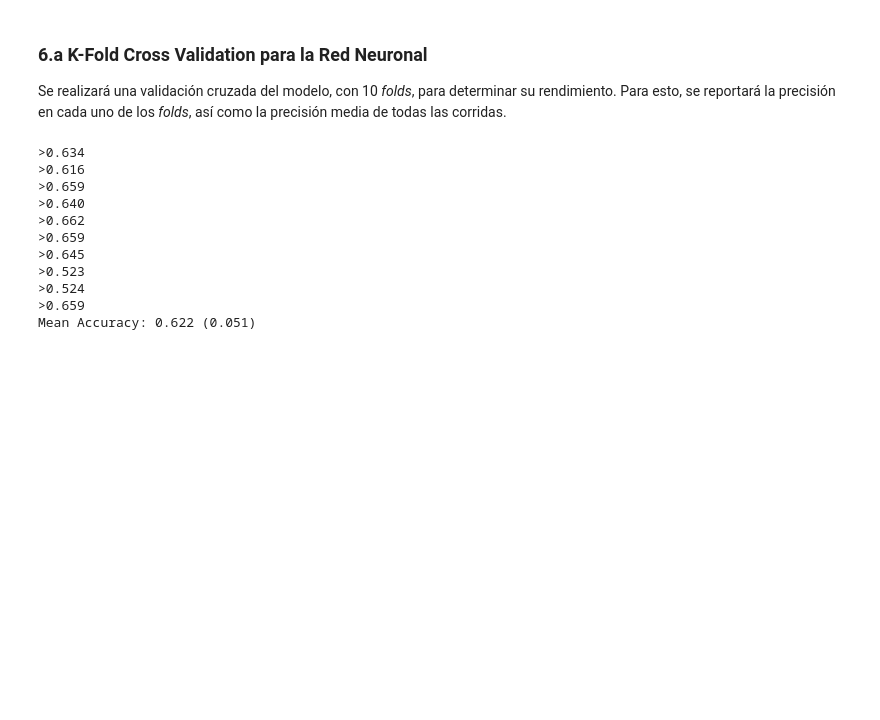
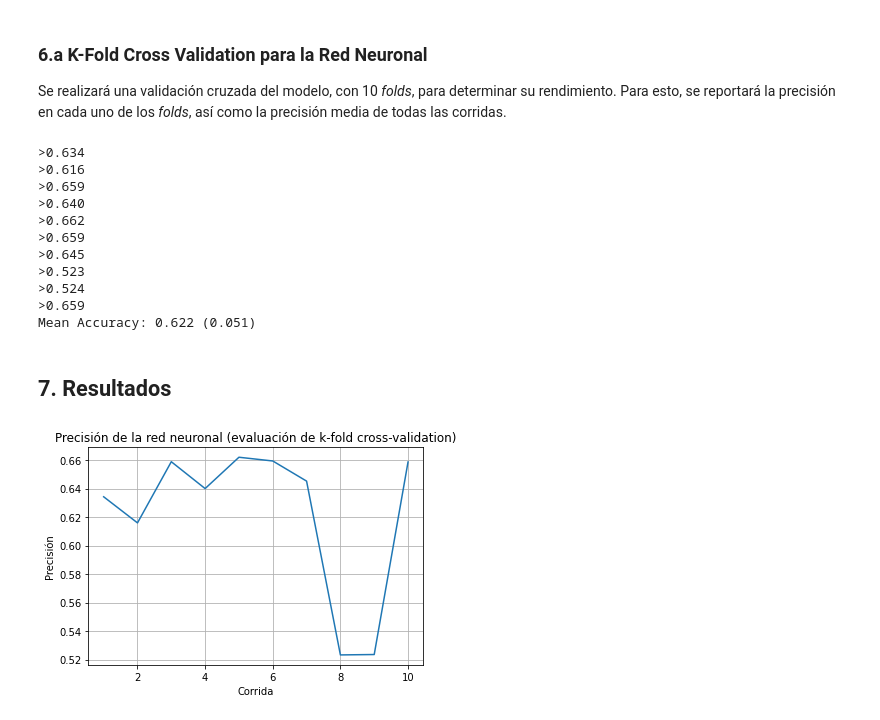
Before and after one commit to esteban062000/Big-Data-II-2021, a Jupyter notebook: tareas/tarea_2/notebook_tarea_2.ipynb, the cells around one changed output. Cells and saved outputs as stored; diff of their text form; code cells hidden in the pictures; blank space fills up the shorter version.

```diff
--- a/tareas/tarea_2/notebook_tarea_2.ipynb
+++ b/tareas/tarea_2/notebook_tarea_2.ipynb
@@ -334,0 +341,15 @@ Accuracy: 52.34
+# %%
+# evaluate xgboost algorithm for classification
+from numpy import mean
+from numpy import std
+from sklearn.datasets import make_classification
+from sklearn.model_selection import cross_val_score
+from sklearn.model_selection import RepeatedStratifiedKFold
+from xgboost import XGBClassifier
+# define the model
+model = XGBClassifier()
+# evaluate the model
+cv = RepeatedStratifiedKFold(n_splits=10, n_repeats=3, random_state=1)
+n_scores = cross_val_score(model, X, y, scoring='accuracy', cv=cv, n_jobs=-1)
+# report performance
+print('Accuracy: %.3f (%.3f)' % (mean(n_scores), std(n_scores)))
@@ -389,3 +416,15 @@ print('Mean Accuracy: %.3f (%.3f)' % (mean(scores), std(scores)))
 >0.524
 >0.659
 Mean Accuracy: 0.622 (0.051)
+# %% [markdown]
+## 7. Resultados
+# %%
+evaluations = [1,2,3,4,5,6,7,8,9,10]
+fig, ax = plt.subplots()
+ax.plot(evaluations,scores)
+ax.set(xlabel='Corrida', ylabel='Precisión',
+       title='Precisión de la red neuronal (evaluación de k-fold cross-validation)')
+ax.grid()
+plt.show()
+# %% [output]
+[figure, added]
```
Also changed, not shown: parts of 5 cells of this notebook.
